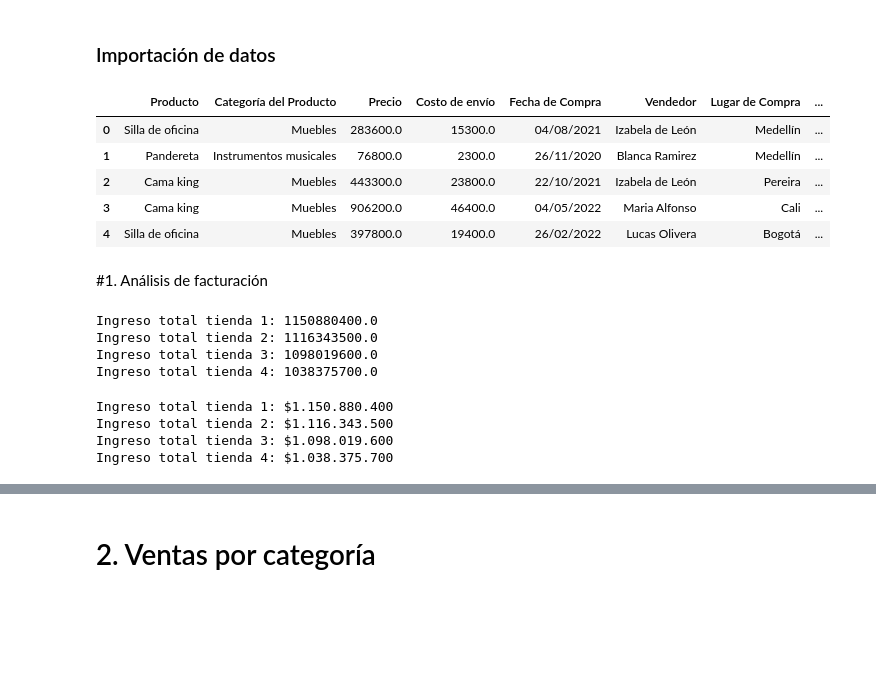
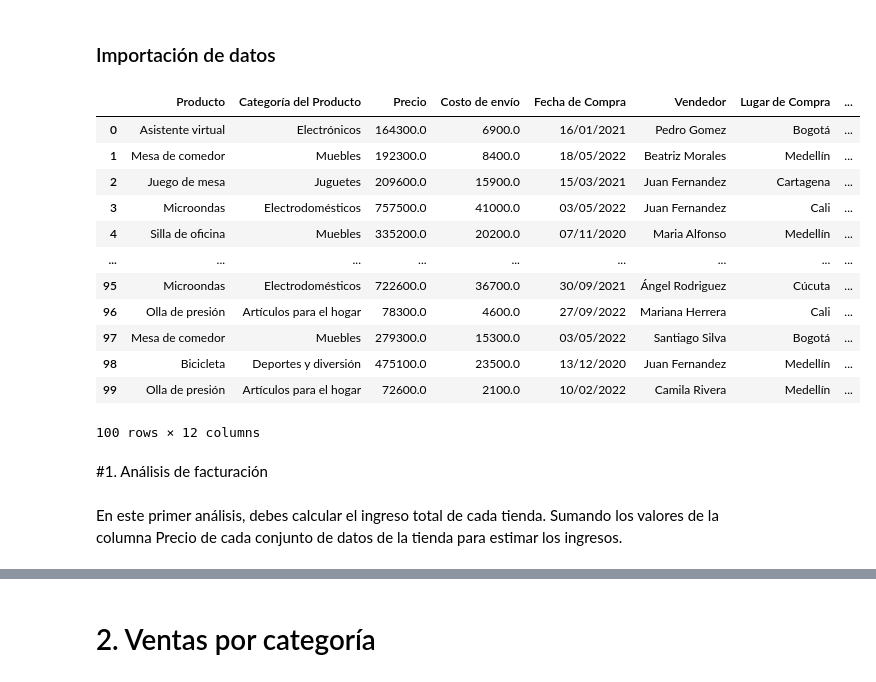
Before and after one commit to admachindev/Challenge-stores, a Jupyter notebook: AluraStoreLatam.ipynb, the cells around one changed output, grey strips where cells are left out. Drawn from its saved outputs; the diff is of its cells as text; code cells hidden in the pictures; blank space fills up the shorter version.

```diff
--- a/AluraStoreLatam.ipynb
+++ b/AluraStoreLatam.ipynb
@@ -4,56 +4,35 @@
 ### Importación de datos
 # %%
 import pandas as pd
+
+import matplotlib.pyplot as plt
 
 url = "https://raw.githubusercontent.com/alura-es-cursos/challenge1-data-science-latam/refs/heads/main/base-de-datos-challenge1-latam/tienda_1%20.csv"
 url2 = "https://raw.githubusercontent.com/alura-es-cursos/challenge1-data-science-latam/refs/heads/main/base-de-datos-challenge1-latam/tienda_2.csv"
 url3 = "https://raw.githubusercontent.com/alura-es-cursos/challenge1-data-science-latam/refs/heads/main/base-de-datos-challenge1-latam/tienda_3.csv"
 url4 = "https://raw.githubusercontent.com/alura-es-cursos/challenge1-data-science-latam/refs/heads/main/base-de-datos-challenge1-latam/tienda_4.csv"
 
-tienda = pd.read_csv(url)
+tienda1 = pd.read_csv(url)
 tienda2 = pd.read_csv(url2)
 tienda3 = pd.read_csv(url3)
 tienda4 = pd.read_csv(url4)
-
-tienda2.head()
-# %% [output]
-|  | Producto | Categoría del Producto | Precio | Costo de envío | Fecha de Compra | Vendedor | Lugar de Compra | ... |
-| 0 | Silla de oficina | Muebles | 283600.0 | 15300.0 | 04/08/2021 | Izabela de León | Medellín | ... |
-| 1 | Pandereta | Instrumentos musicales | 76800.0 | 2300.0 | 26/11/2020 | Blanca Ramirez | Medellín | ... |
-| 2 | Cama king | Muebles | 443300.0 | 23800.0 | 22/10/2021 | Izabela de León | Pereira | ... |
-| 3 | Cama king | Muebles | 906200.0 | 46400.0 | 04/05/2022 | Maria Alfonso | Cali | ... |
-| 4 | Silla de oficina | Muebles | 397800.0 | 19400.0 | 26/02/2022 | Lucas Olivera | Bogotá | ... |
+# %%
+tienda1.head(100)
+# %% [output]
+|  | Producto | Categoría del Producto | Precio | Costo de envío | Fecha de Compra | Vendedor | Lugar de Compra | ... |
+| 0 | Asistente virtual | Electrónicos | 164300.0 | 6900.0 | 16/01/2021 | Pedro Gomez | Bogotá | ... |
+| 1 | Mesa de comedor | Muebles | 192300.0 | 8400.0 | 18/05/2022 | Beatriz Morales | Medellín | ... |
+| 2 | Juego de mesa | Juguetes | 209600.0 | 15900.0 | 15/03/2021 | Juan Fernandez | Cartagena | ... |
+| 3 | Microondas | Electrodomésticos | 757500.0 | 41000.0 | 03/05/2022 | Juan Fernandez | Cali | ... |
+| 4 | Silla de oficina | Muebles | 335200.0 | 20200.0 | 07/11/2020 | Maria Alfonso | Medellín | ... |
+| ... | ... | ... | ... | ... | ... | ... | ... | ... |
+| 95 | Microondas | Electrodomésticos | 722600.0 | 36700.0 | 30/09/2021 | Ángel Rodriguez | Cúcuta | ... |
+| 96 | Olla de presión | Artículos para el hogar | 78300.0 | 4600.0 | 27/09/2022 | Mariana Herrera | Cali | ... |
+| 97 | Mesa de comedor | Muebles | 279300.0 | 15300.0 | 03/05/2022 | Santiago Silva | Bogotá | ... |
+| 98 | Bicicleta | Deportes y diversión | 475100.0 | 23500.0 | 13/12/2020 | Juan Fernandez | Medellín | ... |
+| 99 | Olla de presión | Artículos para el hogar | 72600.0 | 2100.0 | 10/02/2022 | Camila Rivera | Medellín | ... |
+100 rows × 12 columns
 # %% [markdown]
 #1. Análisis de facturación
-# %%
-# Sumamos los ingresos para cada tienda
-ingreso_tienda1 = tienda["Precio"].sum()
-ingreso_tienda2 = tienda2["Precio"].sum()
-ingreso_tienda3 = tienda3["Precio"].sum()
-ingreso_tienda4 = tienda4["Precio"].sum()
-
-#  y mostramos los resultados por cada tienda
-print("Ingreso total tienda 1:", ingreso_tienda1)
-print("Ingreso total tienda 2:", ingreso_tienda2)
-print("Ingreso total tienda 3:", ingreso_tienda3)
-print("Ingreso total tienda 4:", ingreso_tienda4)
-# %% [output]
-Ingreso total tienda 1: 1150880400.0
-Ingreso total tienda 2: 1116343500.0
-Ingreso total tienda 3: 1098019600.0
-Ingreso total tienda 4: 1038375700.0
-# %%
-# Usamos f-tring para formateo de cadenas y agregamos separador de miles para mostrar el numero como flotante sin decimales
-def formatear_pesos(valor):
-    return f"${valor:,.0f}".replace(",", ".")
-
-# Mostramos los resultados con formato manual
-print("Ingreso total tienda 1:", formatear_pesos(ingreso_tienda1))
-print("Ingreso total tienda 2:", formatear_pesos(ingreso_tienda2))
-print("Ingreso total tienda 3:", formatear_pesos(ingreso_tienda3))
-print("Ingreso total tienda 4:", formatear_pesos(ingreso_tienda4))
-# %% [output]
-Ingreso total tienda 1: $1.150.880.400
-Ingreso total tienda 2: $1.116.343.500
-Ingreso total tienda 3: $1.098.019.600
-Ingreso total tienda 4: $1.038.375.700
+# %% [markdown]
+En este primer análisis, debes calcular el ingreso total de cada tienda. Sumando los valores de la columna Precio de cada conjunto de datos de la tienda para estimar los ingresos.
```
Also changed, not shown: parts of 12 cells of this notebook.
